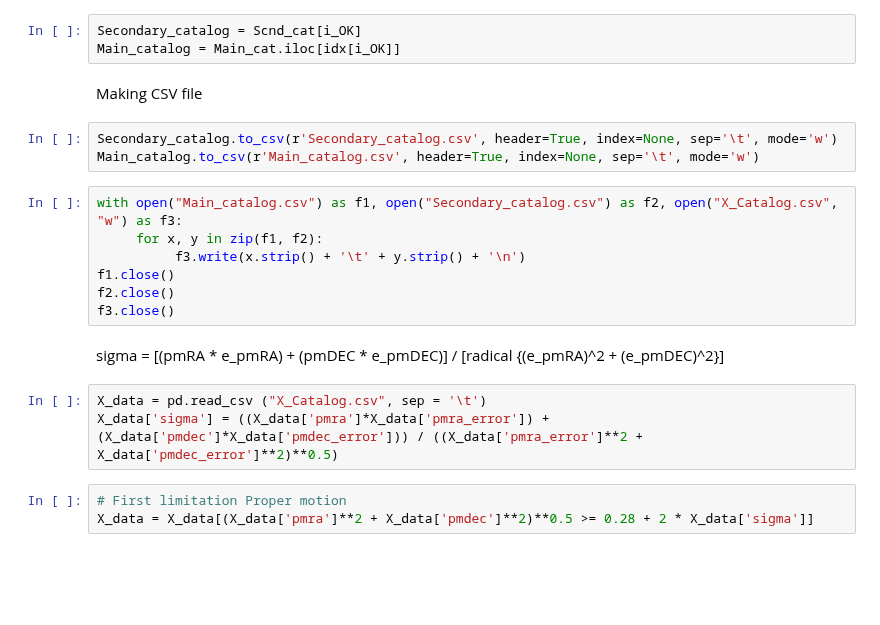
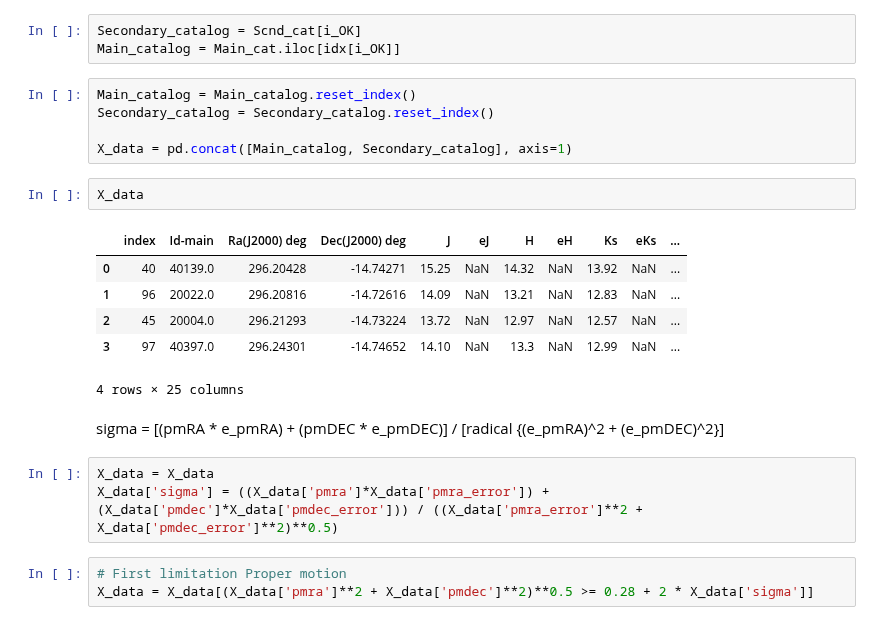
Before and after one commit to Mahdi-Abdollahii/NGC_6822, a Jupyter notebook: X_Match/NGC6822_XMatch_With_GAIA.ipynb, the cells around one changed output. Saved outputs shown, nothing was run; the diff lists cells and outputs as text; blank space fills up the shorter version.

```diff
--- a/X_Match/NGC6822_XMatch_With_GAIA.ipynb
+++ b/X_Match/NGC6822_XMatch_With_GAIA.ipynb
@@ -308,22 +308,24 @@ i_OK = d2D < max_sep
 # %%
 Secondary_catalog = Scnd_cat[i_OK]
 Main_catalog = Main_cat.iloc[idx[i_OK]]
-# %% [markdown]
-Making CSV file
-# %%
-Secondary_catalog.to_csv(r'Secondary_catalog.csv', header=True, index=None, sep='\t', mode='w')
-Main_catalog.to_csv(r'Main_catalog.csv', header=True, index=None, sep='\t', mode='w')
-# %%
-with open("Main_catalog.csv") as f1, open("Secondary_catalog.csv") as f2, open("X_Catalog.csv", "w") as f3:
-     for x, y in zip(f1, f2):
-          f3.write(x.strip() + '\t' + y.strip() + '\n')
-f1.close()
-f2.close()
-f3.close()
+# %%
+Main_catalog = Main_catalog.reset_index()
+Secondary_catalog = Secondary_catalog.reset_index()
+
+X_data = pd.concat([Main_catalog, Secondary_catalog], axis=1)
+# %%
+X_data
+# %% [output]
+|  | index | Id-main | Ra(J2000) deg | Dec(J2000) deg | J | eJ | H | eH | Ks | eKs | ... |
+| 0 | 40 | 40139.0 | 296.20428 | -14.74271 | 15.25 | NaN | 14.32 | NaN | 13.92 | NaN | ... |
+| 1 | 96 | 20022.0 | 296.20816 | -14.72616 | 14.09 | NaN | 13.21 | NaN | 12.83 | NaN | ... |
+| 2 | 45 | 20004.0 | 296.21293 | -14.73224 | 13.72 | NaN | 12.97 | NaN | 12.57 | NaN | ... |
+| 3 | 97 | 40397.0 | 296.24301 | -14.74652 | 14.10 | NaN | 13.3 | NaN | 12.99 | NaN | ... |
+4 rows × 25 columns
 # %% [markdown]
 sigma = [(pmRA * e_pmRA) + (pmDEC * e_pmDEC)] / [radical {(e_pmRA)^2 + (e_pmDEC)^2}]
 # %%
-X_data = pd.read_csv ("X_Catalog.csv", sep = '\t')
+X_data = X_data
 X_data['sigma'] = ((X_data['pmra']*X_data['pmra_error']) + (X_data['pmdec']*X_data['pmdec_error'])) / ((X_data['pmra_error']**2 + X_data['pmdec_error']**2)**0.5)
 # %%
 # First limitation Proper motion
```
Also changed, not shown: parts of 9 cells of this notebook.
